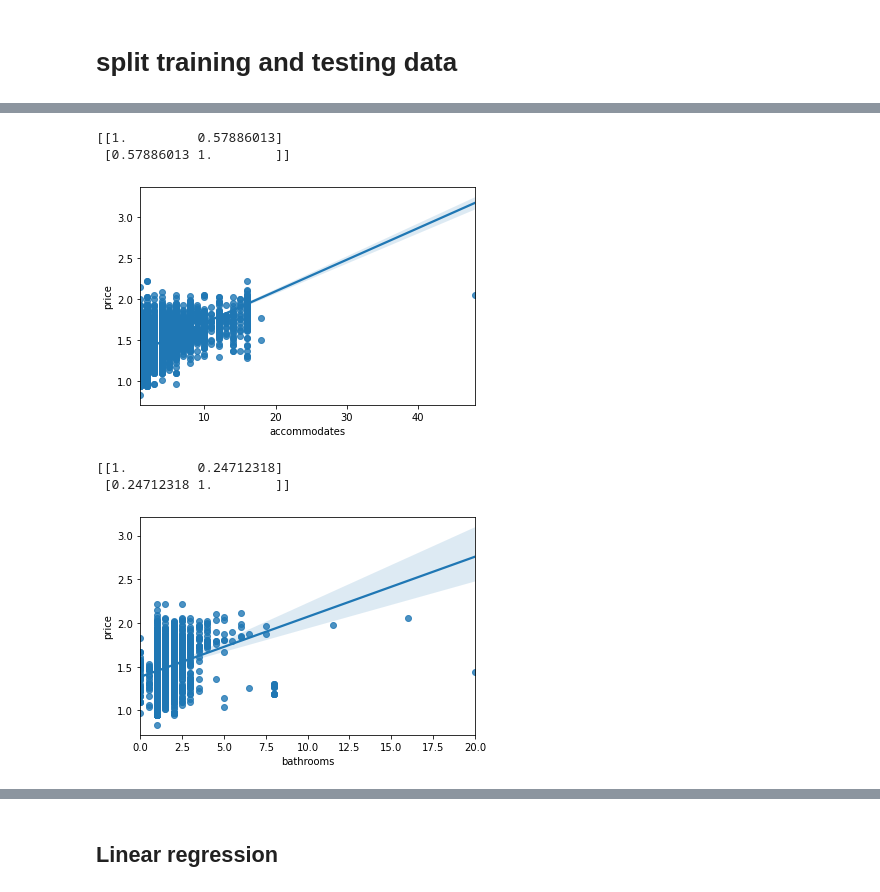
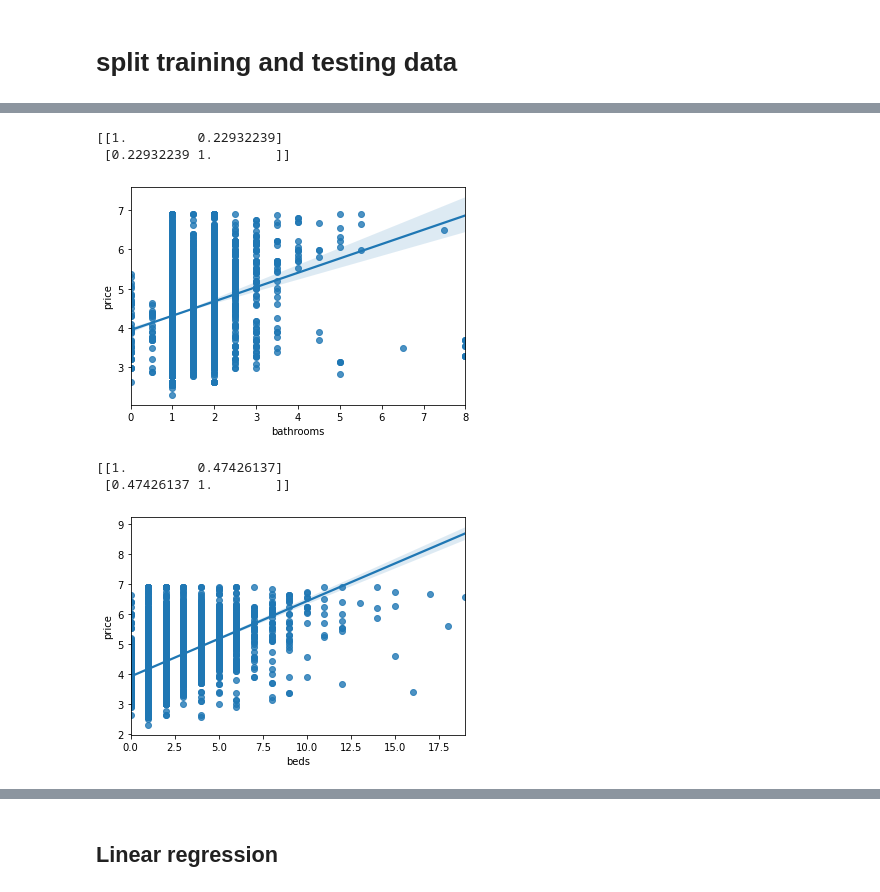
Before and after one commit to RyanXJu/Airbnb_Montreal, a Jupyter notebook: PricePrediction.ipynb, the cells around one changed output, grey strips where cells are left out. Saved outputs shown, nothing was run; the diff lists cells and outputs as text; code cells hidden in the pictures.

```diff
--- a/PricePrediction.ipynb
+++ b/PricePrediction.ipynb
@@ -223,10 +218,10 @@ plt.hist(df.beds.fillna(0))
 # review_scores_rating      16139 non-null float64
 # price                     20420 non-null float64
 
-neighbourhood             20316 non-null object
-property_type             20466 non-null object
-room_type                 20466 non-null object
-bed_type                  20466 non-null object
+# neighbourhood             20316 non-null object
+# property_type             20466 non-null object
+# room_type                 20466 non-null object
+# bed_type                  20466 non-null object
 
 
 # remove samples with price > 1500$
@@ -240,4 +235,8 @@ data = df.loc[:,["host_is_superhost",
                  "beds",
                  "number_of_reviews",
                  "review_scores_rating",
+                 #"neighbourhood",
+                 #"property_type",
+                 "room_type",
+                 "bed_type",
                  "price"]]
@@ -256,0 +286,6 @@ data.head()
+# %%
+#use one-hot-encoding
+categorical=['room_type','bed_type']
+data_model=pd.get_dummies(data, columns=categorical)
+data_model.head(5)
+# data_model.info()
@@ -256,0 +319,3 @@ data.head()
+# %%
+data_model = data_model.loc[data.price <= 1000, :]
+data_model.describe()
@@ -258,8 +333,8 @@ data.head()
 # split training and testing data
 # %%
 from sklearn.model_selection import train_test_split
-X_train, X_test, y_train, y_test = train_test_split(data.iloc[:,:-1],
-                                                    data.iloc[:,-1],
+X_train, X_test, y_train, y_test = train_test_split(data_model.loc[:,data_model.columns != "price"],
+                                                    data_model.loc[:,"price"],
                                                     test_size = 0.3,
                                                     random_state = 100)
 # %%
@@ -277,16 +370,16 @@ X_train.describe()
 # %%
-sns.regplot(x=X_train.accommodates,
-            y=np.log(np.log(y_train)),fit_reg=True)
-print (np.corrcoef(X_train.accommodates, np.log((y_train))))
+sns.regplot(x=X_train.bathrooms,
+            y=np.log(y_train),fit_reg=True)
+print (np.corrcoef(X_train.bathrooms, np.log((y_train))))
 # %% [output]
-[[1.         0.57886013]
- [0.57886013 1.        ]]
+[[1.         0.22932239]
+ [0.22932239 1.        ]]
-[figure, old version]
+[figure, new version]
 # %%
-sns.regplot(x=X_train.bathrooms,
-            y=np.log(np.log(y_train)),fit_reg=True)
-print (np.corrcoef(X_train.bathrooms, np.log((y_train))))
+sns.regplot(x=X_train.beds,
+            y=(np.log(y_train)),fit_reg=True)
+print (np.corrcoef(X_train.beds, np.log((y_train))))
 # %% [output]
-[[1.         0.24712318]
- [0.24712318 1.        ]]
+[[1.         0.47426137]
+ [0.47426137 1.        ]]
-[figure, old version]
+[figure, new version]
```
Also changed, not shown: parts of 24 cells of this notebook.
